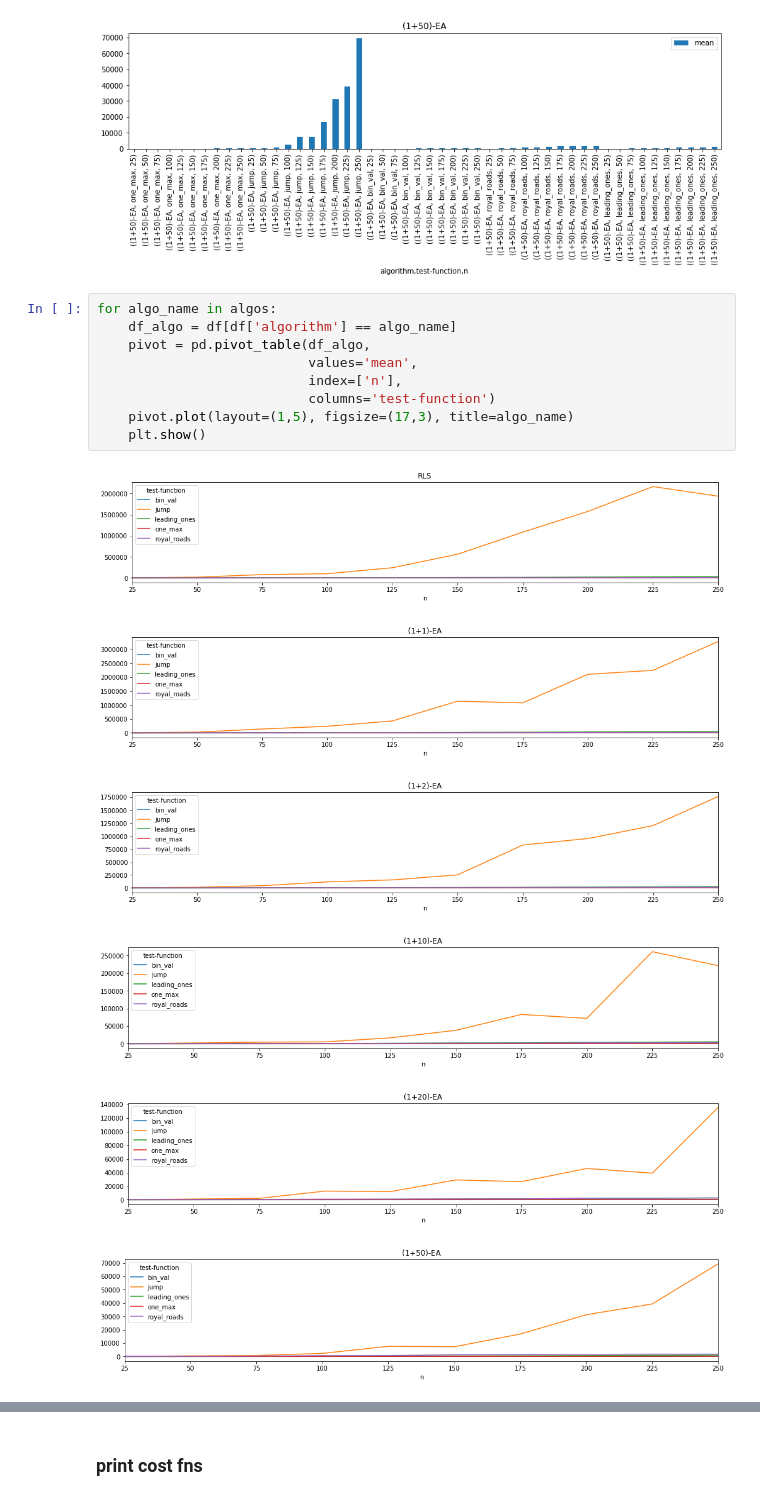
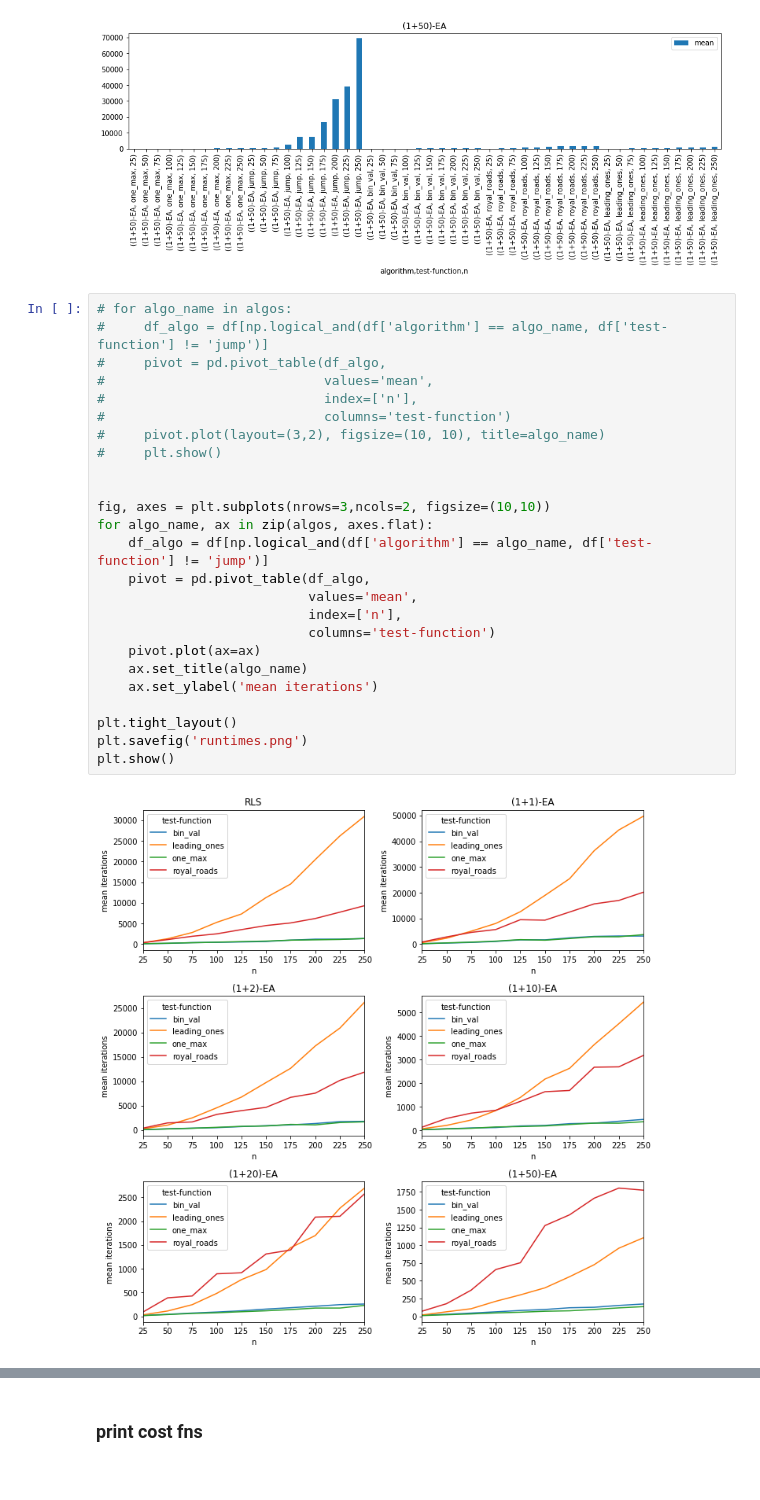
Before and after one commit to lawben/nature17, a Jupyter notebook: project1/analysis.ipynb, the cells around one changed output, grey strips where cells are left out. Drawn from its saved outputs; the diff is of its cells as text.

Commit message:
Add runtime analysis

```diff
--- a/project1/analysis.ipynb
+++ b/project1/analysis.ipynb
@@ -52,20 +53,31 @@ for algo_name in algos:
 [figure]
 [figure]
 [figure]
-# %%
-for algo_name in algos:
-    df_algo = df[df['algorithm'] == algo_name]
-    pivot = pd.pivot_table(df_algo,
-                           values='mean',
-                           index=['n'],
-                           columns='test-function')
-    pivot.plot(layout=(1,5), figsize=(17,3), title=algo_name)
-    plt.show()
-# %% [output]
-[figure, removed]
-[figure, removed]
-[figure, removed]
-[figure, removed]
-[figure, removed]
-[figure, removed]
+# %%
+# for algo_name in algos:
+#     df_algo = df[np.logical_and(df['algorithm'] == algo_name, df['test-function'] != 'jump')]
+#     pivot = pd.pivot_table(df_algo,
+#                            values='mean',
+#                            index=['n'],
+#                            columns='test-function')
+#     pivot.plot(layout=(3,2), figsize=(10, 10), title=algo_name)
+#     plt.show()
+
+
+fig, axes = plt.subplots(nrows=3,ncols=2, figsize=(10,10))
+for algo_name, ax in zip(algos, axes.flat):
+    df_algo = df[np.logical_and(df['algorithm'] == algo_name, df['test-function'] != 'jump')]
+    pivot = pd.pivot_table(df_algo,
+                           values='mean',
+                           index=['n'],
+                           columns='test-function')
+    pivot.plot(ax=ax)
+    ax.set_title(algo_name)
+    ax.set_ylabel('mean iterations')
+
+plt.tight_layout()
+plt.savefig('runtimes.png')
+plt.show()
+# %% [output]
+[figure, added]
 # %%
```
Also changed, not shown: parts of 7 cells of this notebook, 1 other file.
